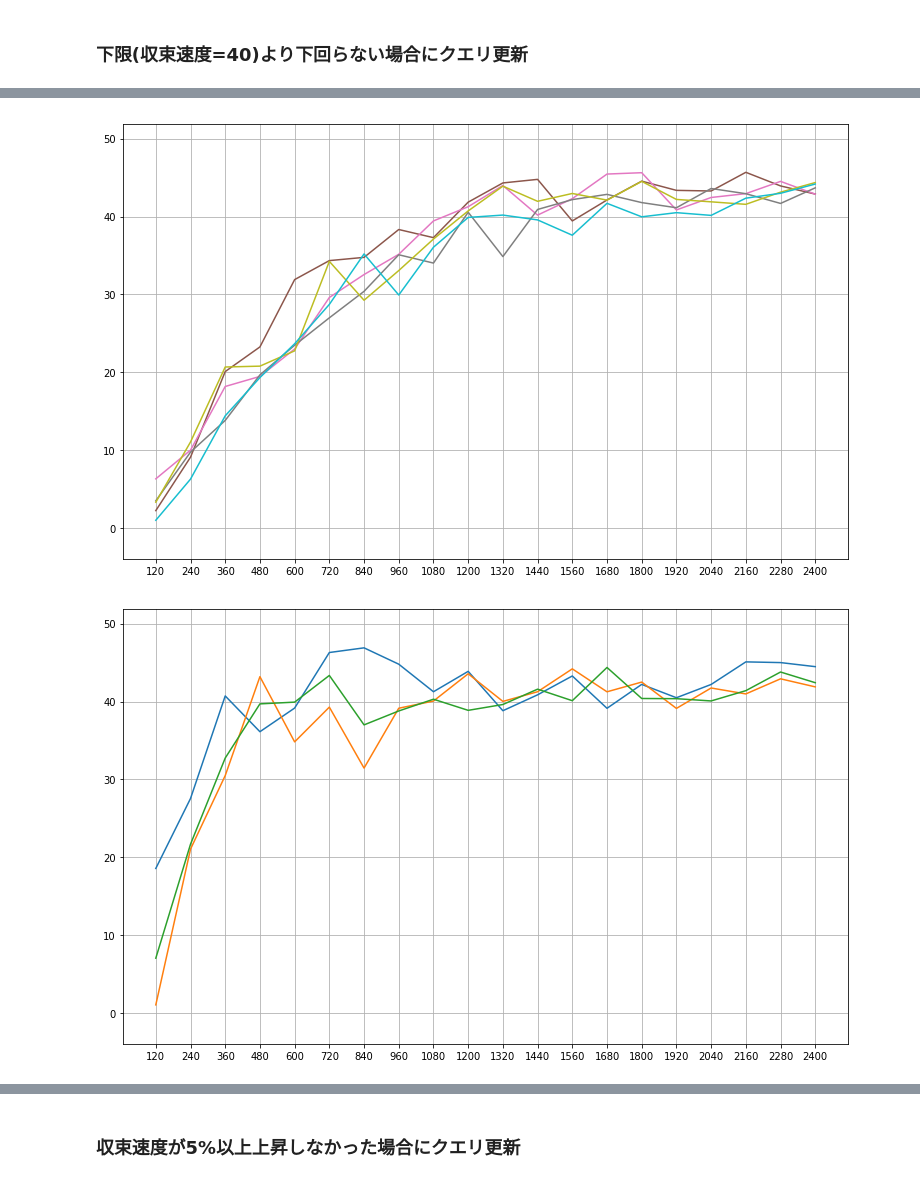
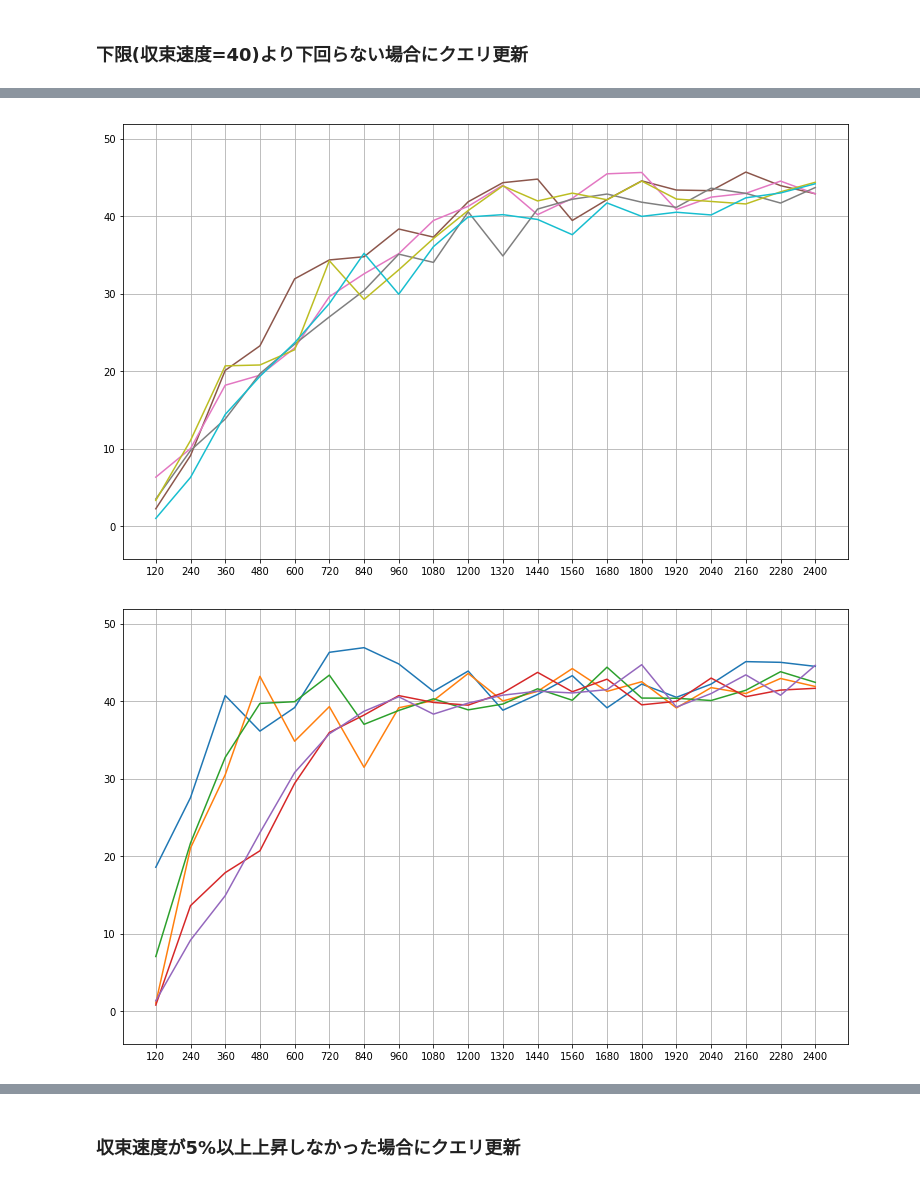
Before and after one commit to takitaki7474/m2-research-prototype, a Jupyter notebook: notebook/eval/eval4.ipynb, the cells around one changed output, grey strips where cells are left out. Drawn from its saved outputs; the diff is of its cells as text; code cells hidden in the pictures.

```diff
--- a/notebook/eval/eval4.ipynb
+++ b/notebook/eval/eval4.ipynb
@@ -21,7 +21,7 @@ for eval_v in eval_list:
     conventional_accs.append(accs)
 # %%
 # 提案方法の評価対象logの読み込み
-eval_list = ["eval19", "eval20", "eval21", "eval24"]
+eval_list = ["eval19", "eval20", "eval21", "eval24", "eval26"]
 model_list = ["v" + str(i) for i in range(1, 21)]
 proposal_accs = []
 
@@ -84,7 +85,7 @@ for eval_v in eval_list:
     conv_test_err_speeds.append(test_err_speeds)
 # %%
 # 提案方法の収束速度の読み込み
-eval_list = ["eval19", "eval20", "eval21"]
+eval_list = ["eval19", "eval20", "eval21", "eval24", "eval26"]
 model_list = ["v" + str(i) for i in range(1, 21)]
 prop_train_err_speeds = []
 prop_test_err_speeds = []
@@ -120,34 +121,36 @@ def cal_range(lists1, lists2):
 
 ymax, ymin = cal_range(conv_train_err_speeds, prop_train_err_speeds)
 
 # 従来方法
 xlist = list(range(1,21))
 ylists = conv_train_err_speeds
 
 fig1 = plt.figure(figsize=(13,8))
 plt.ylim(ymin, ymax)
 plt.xticks(xlist, list(range(120, 120*20+1, 120)))
 plt.plot(xlist, ylists[0], color="tab:brown")
 plt.plot(xlist, ylists[1], color="tab:pink")
 plt.plot(xlist, ylists[2], color="tab:gray")
 plt.plot(xlist, ylists[3], color="tab:olive")
 plt.plot(xlist, ylists[4], color="tab:cyan")
 plt.grid(True)
 
 # 提案方法
 xlist = list(range(1,21))
 ylists = prop_train_err_speeds
 
 fig2 = plt.figure(figsize=(13,8))
 plt.ylim(ymin, ymax)
 plt.xticks(xlist, list(range(120, 120*20+1, 120)))
 plt.plot(xlist, ylists[0], color="tab:blue") # queryN=1
 plt.plot(xlist, ylists[1], color="tab:orange") # queryN=3
 plt.plot(xlist, ylists[2], color="tab:green") # queryN=5
+plt.plot(xlist, ylists[3], color="tab:red") # query=7
+plt.plot(xlist, ylists[4], color="tab:purple") # query=9
 plt.grid(True)
 # %% [output]
 [figure]
-[figure, old version]
+[figure, new version]
 # %%
 # 訓練誤差収束速度の推移の可視化
 
```
Also changed, not shown: parts of 2 cells of this notebook, 1 other file.
